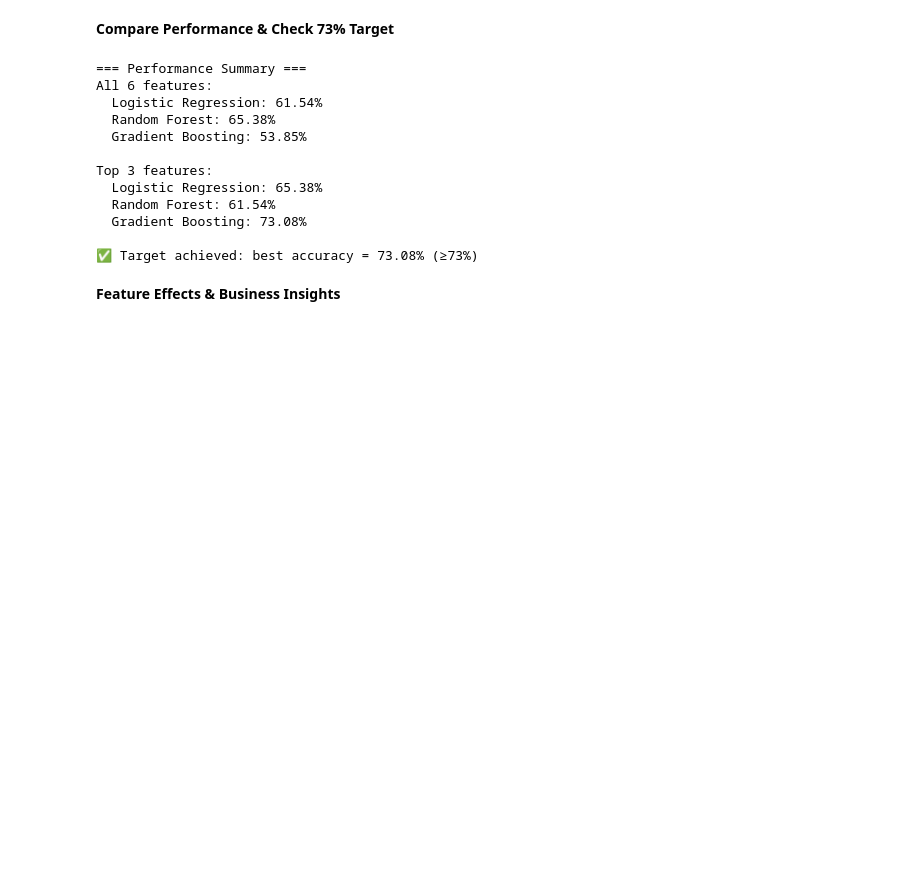
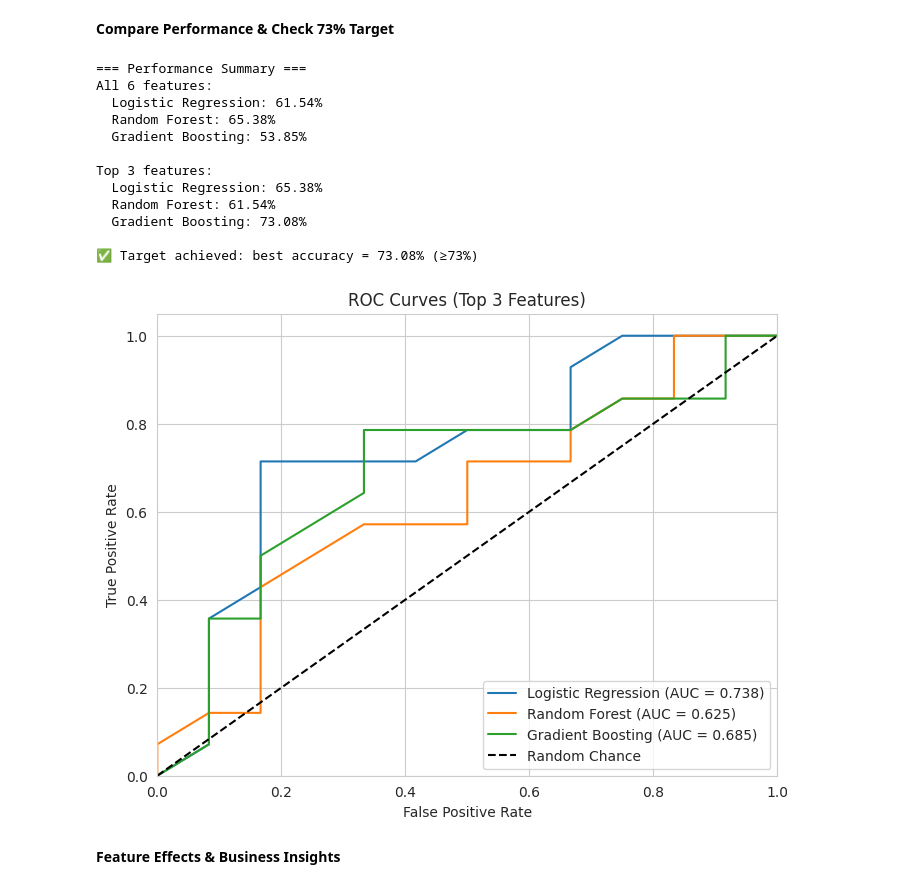
Before and after one commit to diomani-ouattara/Portfolio-Data-scientist, a Jupyter notebook: 0hhwPRi6B4fBj84R.ipynb, the cells around one changed output. Saved outputs shown, nothing was run; the diff lists cells and outputs as text; code cells hidden in the pictures; blank space fills up the shorter version.

```diff
--- a/0hhwPRi6B4fBj84R.ipynb
+++ b/0hhwPRi6B4fBj84R.ipynb
@@ -263,6 +266,40 @@ Top 3 features:
   Gradient Boosting: 73.08%
 
 ✅ Target achieved: best accuracy = 73.08% (≥73%)
+# %%
+
+
+plt.figure(figsize=(8, 6))
+
+# Use top 3 features versions of each model (retrain or reuse)
+models_roc = {
+    'Logistic Regression': LogisticRegression(max_iter=1000, random_state=42),
+    'Random Forest': RandomForestClassifier(n_estimators=100, random_state=42),
+    'Gradient Boosting': GradientBoostingClassifier(n_estimators=100, random_state=42)
+}
+
+for name, model in models_roc.items():
+    model.fit(X_train_3, y_train)
+    if hasattr(model, "predict_proba"):
+        y_prob = model.predict_proba(X_val_3)[:, 1]
+    else:  # for models without proba (e.g., SGDClassifier), use decision_function
+        y_prob = model.decision_function(X_val_3)
+
+    fpr, tpr, _ = roc_curve(y_val, y_prob)
+    roc_auc = auc(fpr, tpr)
+    plt.plot(fpr, tpr, label=f'{name} (AUC = {roc_auc:.3f})')
+
+plt.plot([0, 1], [0, 1], 'k--', label='Random Chance')
+plt.xlim([0.0, 1.0])
+plt.ylim([0.0, 1.05])
+plt.xlabel('False Positive Rate')
+plt.ylabel('True Positive Rate')
+plt.title('ROC Curves (Top 3 Features)')
+plt.legend(loc='lower right')
+plt.grid(True)
+plt.show()
+# %% [output]
+[figure, added]
 # %% [markdown]
 **Feature Effects & Business Insights**
 # %%
```
Also changed, not shown: parts of 3 cells of this notebook.
